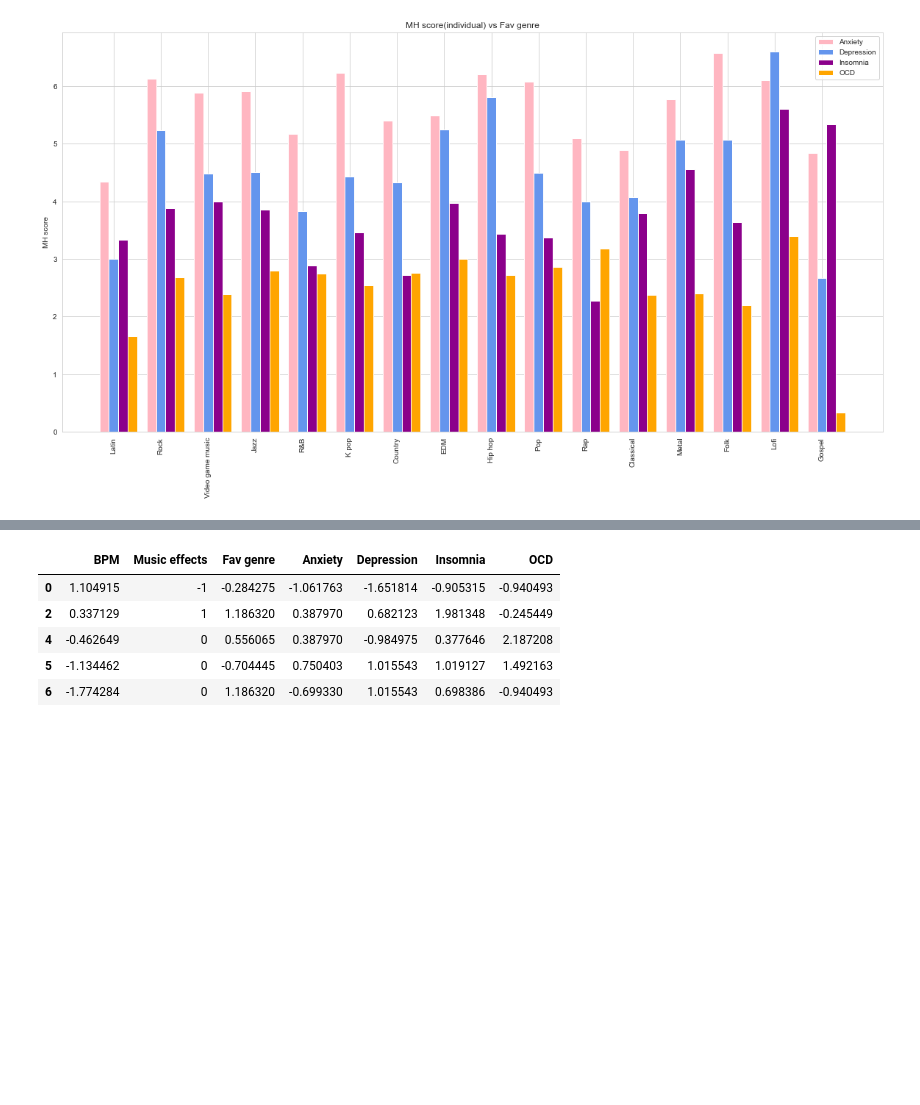
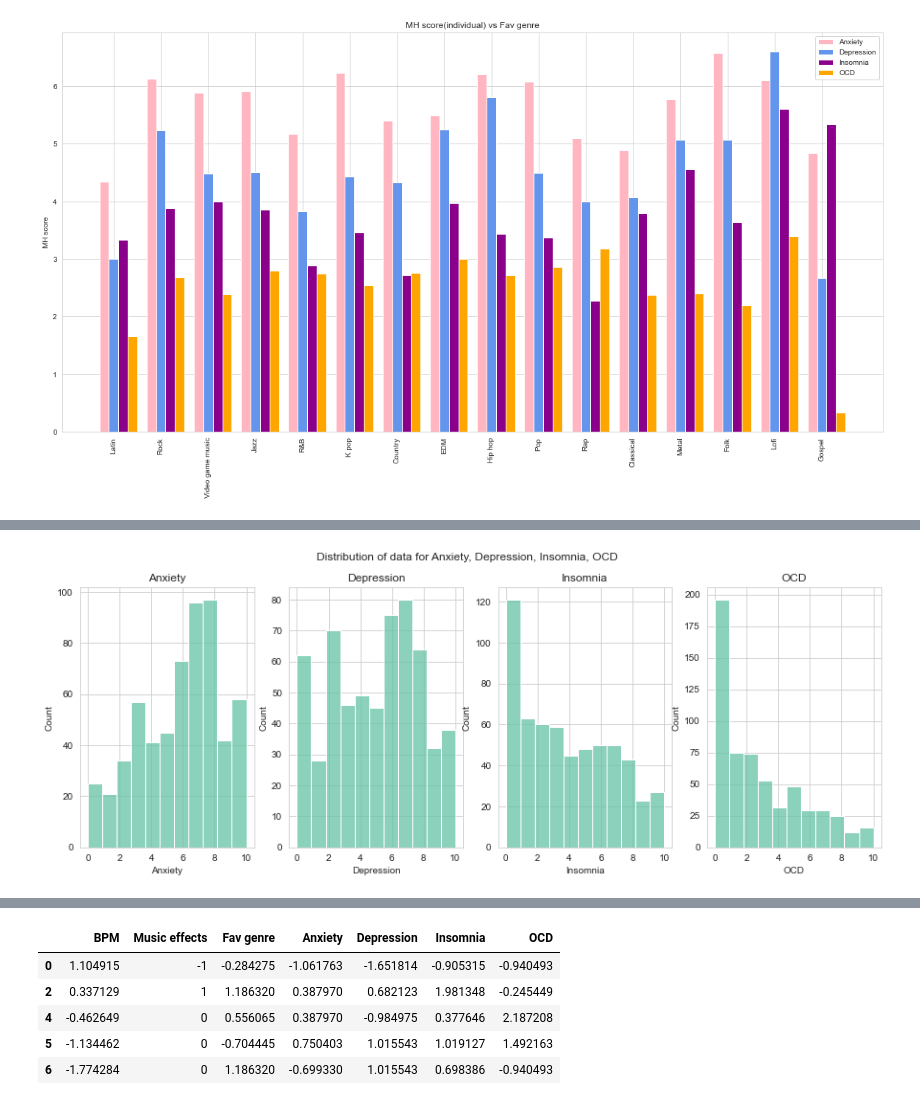
Before and after one commit to DivyanshTiwari23/BRSM_Project, a Jupyter notebook: BRSM_Project_Psyduck_2.ipynb, the cells around one changed output, grey strips where cells are left out. Drawn from its saved outputs; the diff is of its cells as text; code cells hidden in the pictures; blank space fills up the shorter version.

```diff
--- a/BRSM_Project_Psyduck_2.ipynb
+++ b/BRSM_Project_Psyduck_2.ipynb
@@ -466,0 +476,23 @@ plt.show()
+# %%
+# For the columns Anxiety, Depression, Insomnia, OCD, give the distribution of data
+# for each of the columns
+
+fig, ax = plt.subplots(1, 4, figsize=(15, 5))
+fig.suptitle('Distribution of data for Anxiety, Depression, Insomnia, OCD')
+
+sns.histplot(df['Anxiety'], ax=ax[0])
+ax[0].set_title('Anxiety')
+
+sns.histplot(df['Depression'], ax=ax[1])
+ax[1].set_title('Depression')
+
+sns.histplot(df['Insomnia'], ax=ax[2])
+ax[2].set_title('Insomnia')
+
+sns.histplot(df['OCD'], ax=ax[3])
+ax[3].set_title('OCD')
+
+# plt.savefig('./Plots/Distribution of data for Anxiety, Depression, Insomnia, OCD.png')
+plt.show()
+# %% [output]
+[figure, added]
```
Also changed, not shown: parts of 13 cells of this notebook, 18 other files.
